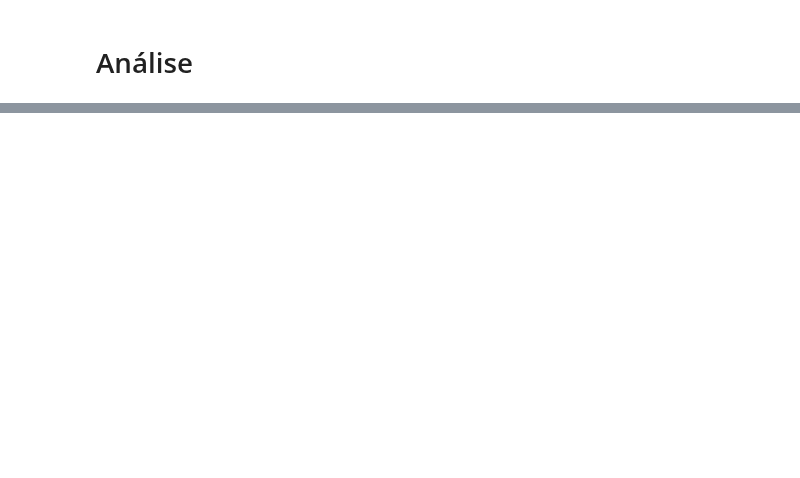
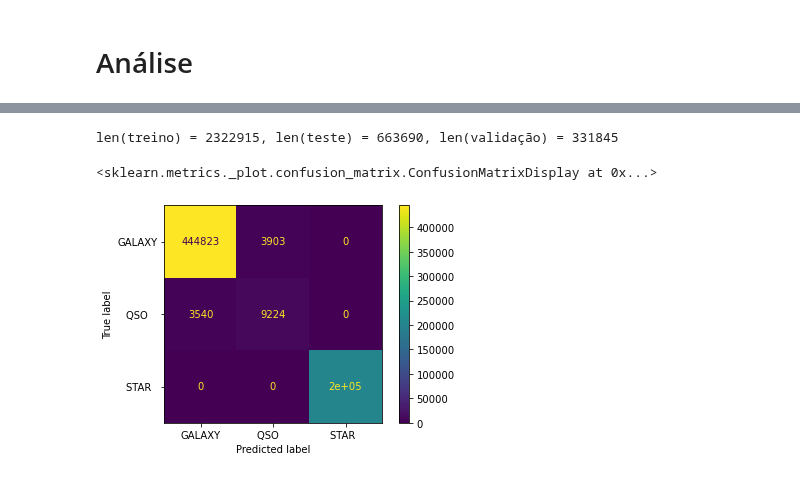
Before and after one commit to thiago-carneiro/mestrado, a Jupyter notebook: bigAstro/clusterizacao.ipynb, the cells around one changed output, grey strips where cells are left out. Drawn from its saved outputs; the diff is of its cells as text; code cells hidden in the pictures; blank space fills up the shorter version.

```diff
--- a/bigAstro/clusterizacao.ipynb
+++ b/bigAstro/clusterizacao.ipynb
@@ -198,0 +249,3 @@ memory usage: 379.8+ MB
+# %%
+df['classe_n']=(2 * (df['class']=='STAR  '))-1
+df['classe_n']
@@ -198,0 +265,7 @@ memory usage: 379.8+ MB
+# %%
+tamanho_treino = int(.7 * len(df))
+tamanho_teste = int(.2 * len(df))
+treino, teste, validação = np.split(df.sample(frac=1),[tamanho_treino,tamanho_treino+tamanho_teste])
+print(f'{len(treino) = }, {len(teste) = }, {len(validação) = }')
+# %% [output]
+len(treino) = 2322915, len(teste) = 663690, len(validação) = 331845
@@ -198,0 +275,9 @@ memory usage: 379.8+ MB
+# %%
+classificador = [0] * 9
+for i in range(9):
+    classificador[i] = RandomForestClassifier(n_estimators=i+1).fit(treino[x],treino['class'])
+# %%
+ConfusionMatrixDisplay.from_estimator(classificador[1],teste[x],teste['class'])
+# %% [output]
+<sklearn.metrics._plot.confusion_matrix.ConfusionMatrixDisplay at 0x...>
+[figure, added]
```
Also changed, not shown: parts of 21 cells of this notebook, 1 other file.
